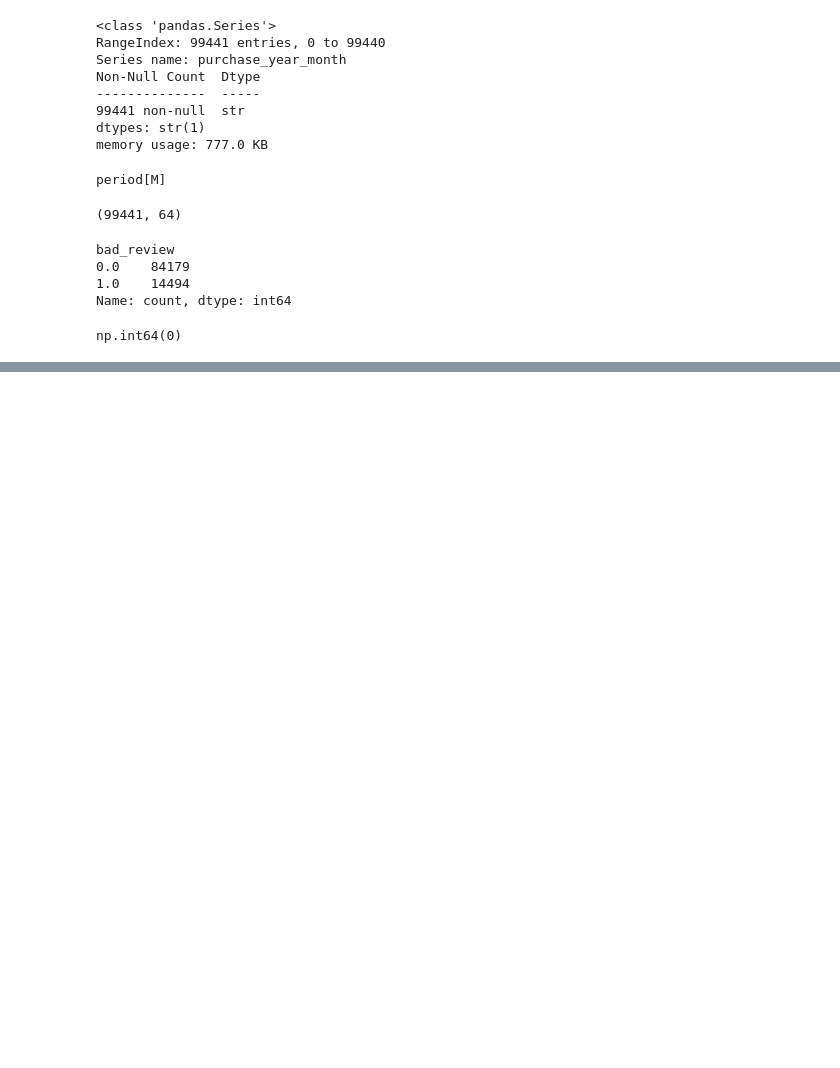
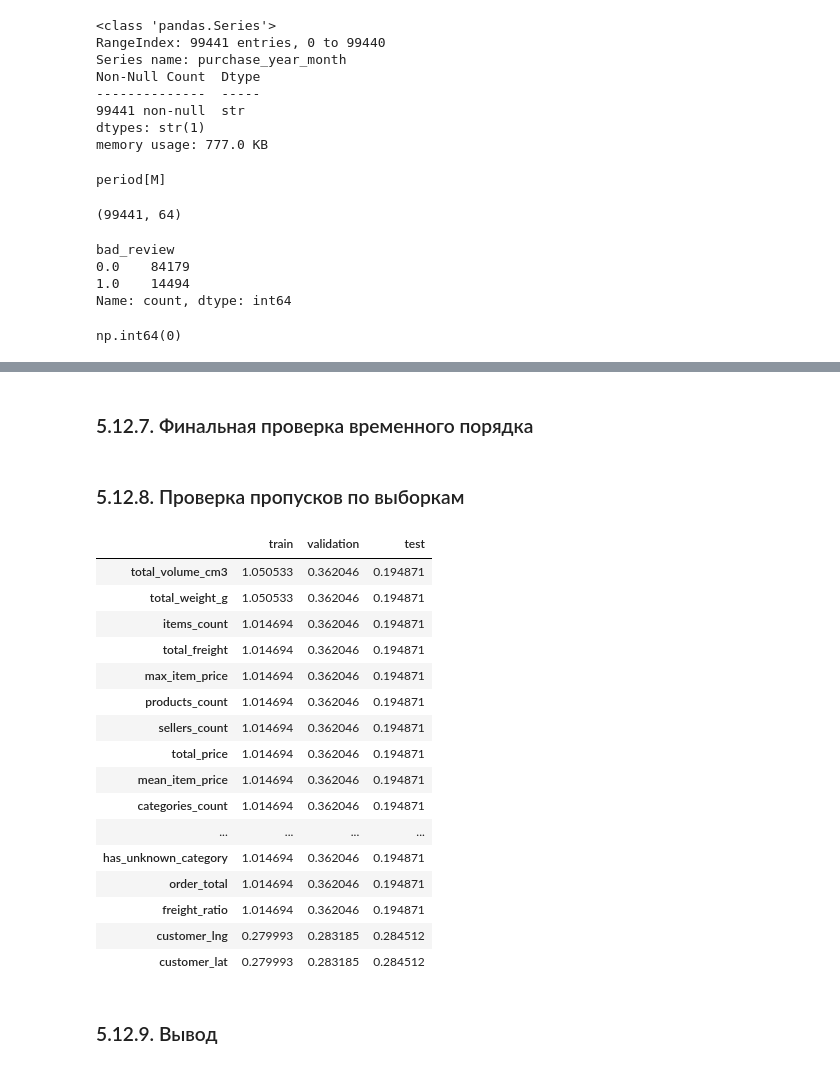
Before and after one commit to Vaindrakh-Elizaveta/olist-ecommerce-analysis, a Jupyter notebook: notebooks/05_model_preparation.ipynb, the cells around one changed output, grey strips where cells are left out. Saved outputs shown, nothing was run; the diff lists cells and outputs as text; code cells hidden in the pictures; blank space fills up the shorter version.

```diff
--- a/notebooks/05_model_preparation.ipynb
+++ b/notebooks/05_model_preparation.ipynb
@@ -756,0 +594,9 @@ Name: count, dtype: int64
+# %%
+X_train = x.loc[train_mask].copy()
+y_train = y.loc[train_mask].copy()
+
+X_valid = x.loc[validation_mask].copy()
+y_valid = y.loc[validation_mask].copy()
+
+X_test = x.loc[test_mask].copy()
+y_test = y.loc[test_mask].copy()
@@ -756,0 +704,2 @@ Name: count, dtype: int64
+# %% [markdown]
+### 5.12.7. Финальная проверка временного порядка
@@ -756,0 +716,41 @@ Name: count, dtype: int64
+# %% [markdown]
+### 5.12.8. Проверка пропусков по выборкам
+# %%
+split_missing_summary = pd.DataFrame({
+    "train": X_train.isna().mean() * 100,
+    "validation": X_valid.isna().mean() * 100,
+    "test": X_test.isna().mean() * 100
+})
+
+split_missing_summary = (
+    split_missing_summary
+    .loc[
+        split_missing_summary.max(axis=1) > 0
+    ]
+    .sort_values(
+        "train",
+        ascending=False
+    )
+)
+
+split_missing_summary
+# %% [output]
+|  | train | validation | test |
+| total_volume_cm3 | 1.050533 | 0.362046 | 0.194871 |
+| total_weight_g | 1.050533 | 0.362046 | 0.194871 |
+| items_count | 1.014694 | 0.362046 | 0.194871 |
+| total_freight | 1.014694 | 0.362046 | 0.194871 |
+| max_item_price | 1.014694 | 0.362046 | 0.194871 |
+| products_count | 1.014694 | 0.362046 | 0.194871 |
+| sellers_count | 1.014694 | 0.362046 | 0.194871 |
+| total_price | 1.014694 | 0.362046 | 0.194871 |
+| mean_item_price | 1.014694 | 0.362046 | 0.194871 |
+| categories_count | 1.014694 | 0.362046 | 0.194871 |
+| ... | ... | ... | ... |
+| has_unknown_category | 1.014694 | 0.362046 | 0.194871 |
+| order_total | 1.014694 | 0.362046 | 0.194871 |
+| freight_ratio | 1.014694 | 0.362046 | 0.194871 |
+| customer_lng | 0.279993 | 0.283185 | 0.284512 |
+| customer_lat | 0.279993 | 0.283185 | 0.284512 |
+# %% [markdown]
+### 5.12.9. Вывод
```
Also changed, not shown: parts of 168 cells of this notebook, 1 other file.
